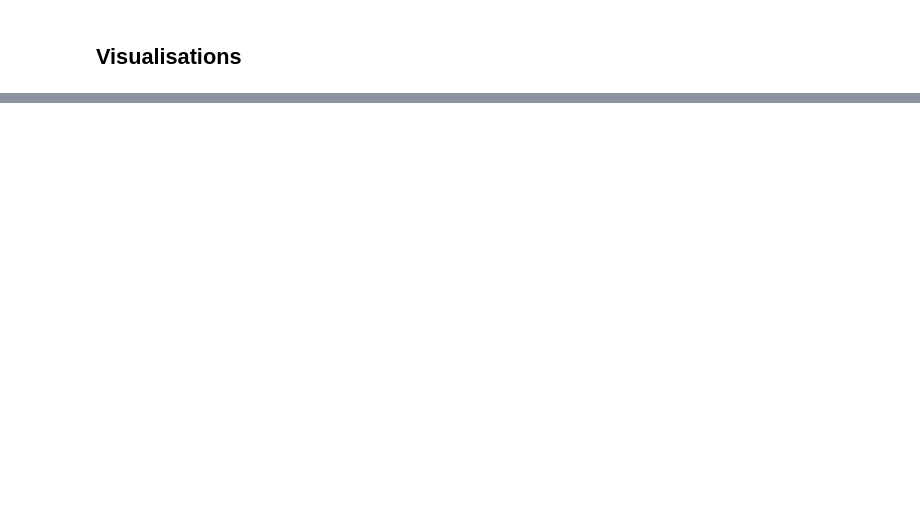
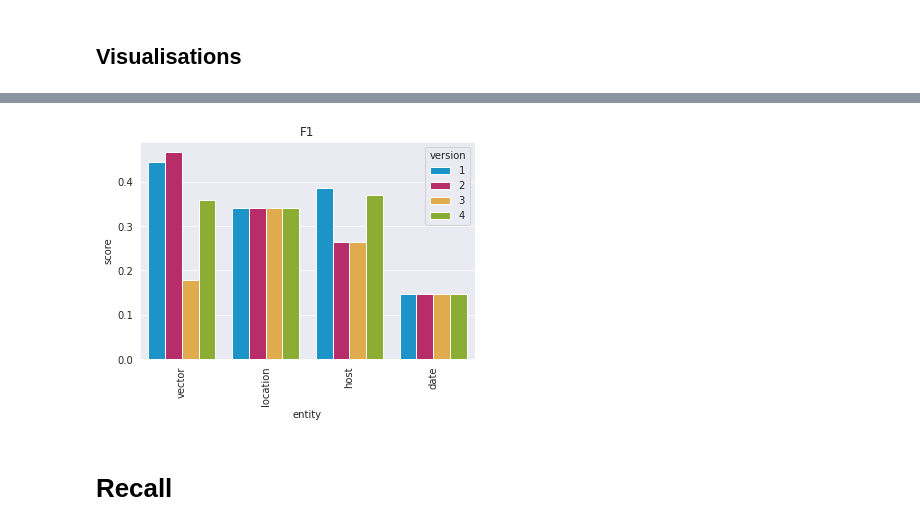
Before and after one commit to e-lubrini/psylve, a Jupyter notebook: src/evaluation/evaluation.ipynb, the cells around one changed output, grey strips where cells are left out. Cells and saved outputs as stored; diff of their text form; code cells hidden in the pictures; blank space fills up the shorter version.

```diff
--- a/src/evaluation/evaluation.ipynb
+++ b/src/evaluation/evaluation.ipynb
@@ -366,0 +397,3 @@ f1_df.T.plot()
+# %%
+f1_df = f1_df.melt(ignore_index = False, var_name="version", value_name="score").reset_index().rename(columns={'index': 'entity'})
+f1_df
@@ -366,0 +441,13 @@ f1_df.T.plot()
+# %%
+x = 'entity'
+y = 'score'
+hue = 'version'
+
+plot(x=x, y=y, hue=hue, data=f1_df,
+    title='F1',
+    palette=sns.color_palette(palette, 4),
+    plot_type='bar')
+# %% [output]
+[figure, added]
+# %% [markdown]
+# Recall
```
Also changed, not shown: parts of 22 cells of this notebook, 6 other files.
